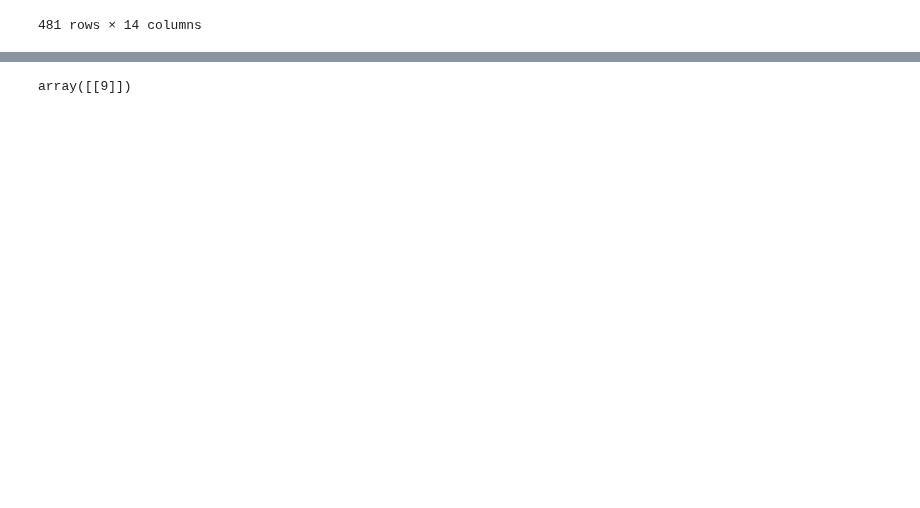
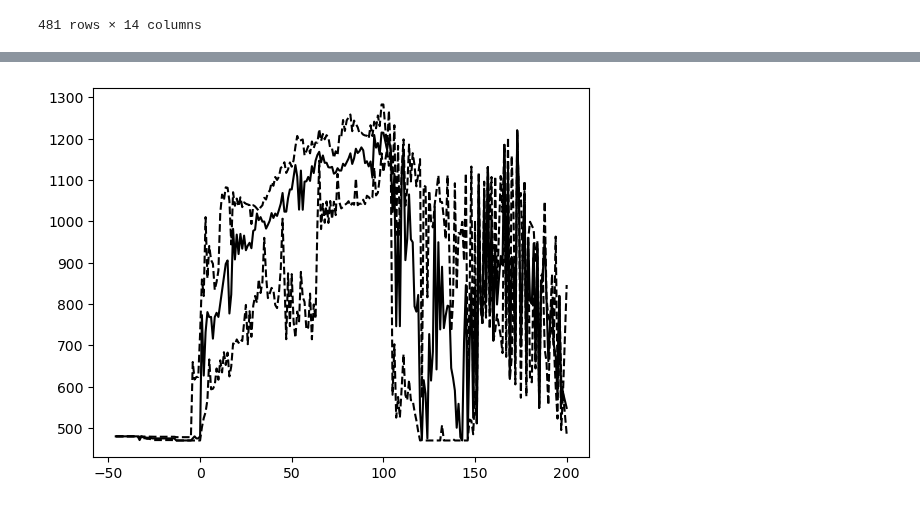
Before and after one commit to RaineyAbe/glacier-snow-cover-mapping, a Jupyter notebook: notebooks/drafts_untested/filter_snowline_timeseries_automatic.ipynb, the cells around one changed output, grey strips where cells are left out. Cells and saved outputs as stored; diff of their text form; code cells hidden in the pictures; blank space fills up the shorter version.

```diff
--- a/notebooks/drafts_untested/filter_snowline_timeseries_automatic.ipynb
+++ b/notebooks/drafts_untested/filter_snowline_timeseries_automatic.ipynb
@@ -212,7 +215,10 @@ plt.show()
-# %%
-np.argwhere(sl_interp[0:Imax]==np.nanmin(sl_interp[0:Imax]))
-# %% [output]
-array([[9]])
+# %%
+plt.plot(unique_days, med, '-k')
+plt.plot(unique_days, med-IQR_min, '--k')
+plt.plot(unique_days, med+IQR_max, '--k')
+plt.show()
+# %% [output]
+[figure, added]
 # %%
 # -----Filter points using median and IQR trend
 # med = np.array([np.nanmedian(sl_est_full.loc[sl_est_full['month']==month]['snowlines_elevs_median_m']) for month in months])
```
Also changed, not shown: parts of 6 cells of this notebook.
